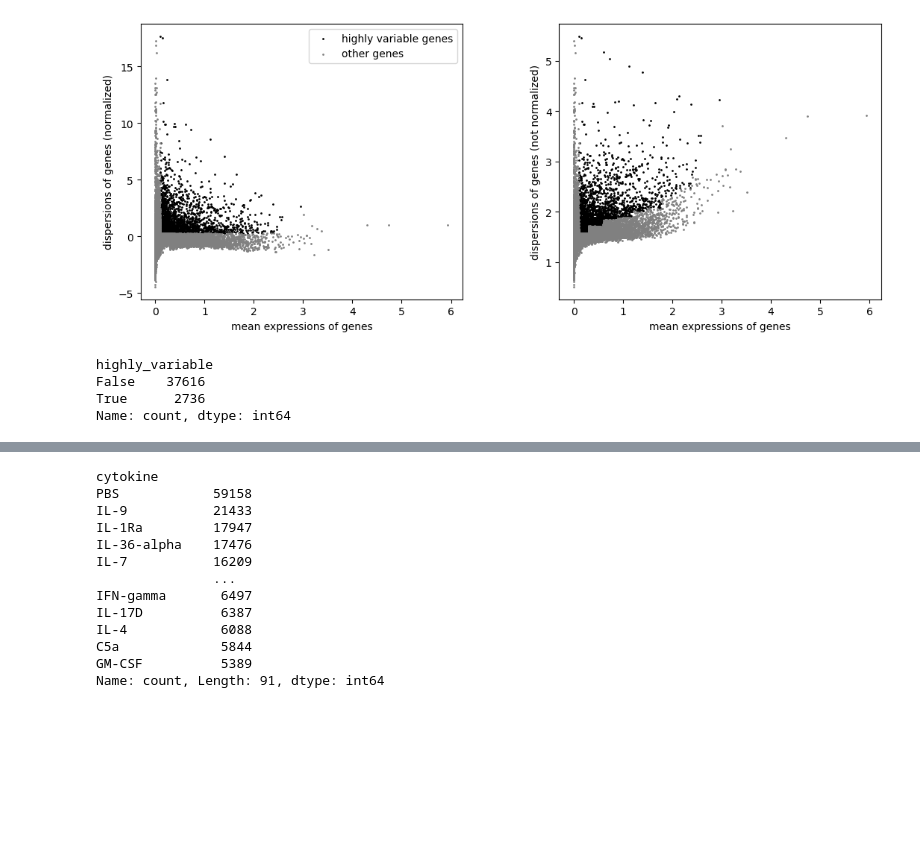
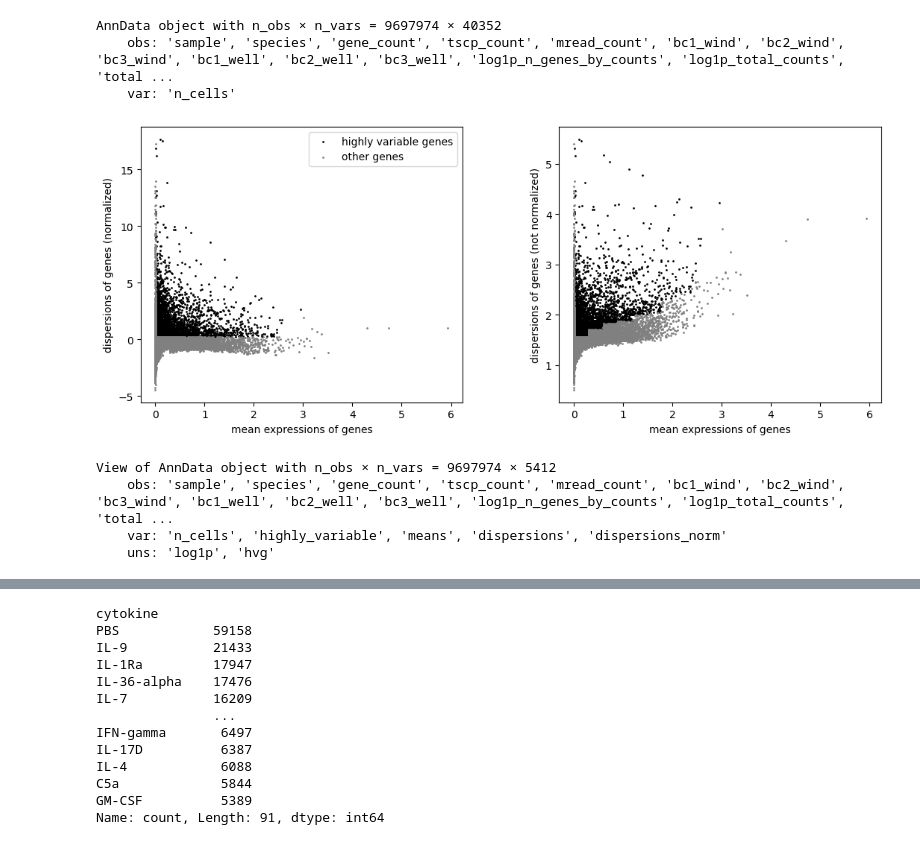
Before and after one commit to QiangweiPeng/UPT, a Jupyter notebook: WFRFM/data/PBMC.ipynb, the cells around one changed output, grey strips where cells are left out. Saved outputs shown, nothing was run; the diff lists cells and outputs as text; code cells hidden in the pictures; blank space fills up the shorter version.

```diff
--- a/WFRFM/data/PBMC.ipynb
+++ b/WFRFM/data/PBMC.ipynb
@@ -98,2 +12,10 @@ with h5py.File("raw/Parse_10M_PBMC_cytokines.h5ad", "r") as f:
+# %%
+adata = sc.read_h5ad("raw/Parse_10M_PBMC_cytokines.h5ad")
+# %%
+adata
+# %% [output]
+AnnData object with n_obs × n_vars = 9697974 × 40352
+    obs: 'sample', 'species', 'gene_count', 'tscp_count', 'mread_count', 'bc1_wind', 'bc2_wind', 'bc3_wind', 'bc1_well', 'bc2_well', 'bc3_well', 'log1p_n_genes_by_counts', 'log1p_total_counts', 'total ...
+    var: 'n_cells'
 # %%
-#adata.layers["counts"] = adata.X.copy()  # Making sure we keep access to the raw counts
+adata.layers["counts"] = adata.X.copy()  # Making sure we keep access to the raw counts
@@ -106,8 +23,8 @@ with h5py.File("raw/Parse_10M_PBMC_cytokines.h5ad", "r") as f:
 sc.pp.normalize_total(adata, target_sum=1e4)
 sc.pp.log1p(adata)
 # %%
-sc.pp.highly_variable_genes(adata, min_mean=0.1, max_mean=3, min_disp=0.3)
+sc.pp.highly_variable_genes(adata, min_mean=0.0125, max_mean=3, min_disp=0.25)
 sc.pl.highly_variable_genes(adata)
 # %% [output]
-[figure, old version]
+[figure, new version]
 # %%
@@ -115,7 +32,2 @@ sc.pl.highly_variable_genes(adata)
 # %%
-adata.var['highly_variable'].value_counts()
+#adata.var['highly_variable'].value_counts()
-# %% [output]
-highly_variable
-False    37616
-True      2736
-Name: count, dtype: int64
@@ -123,0 +34,7 @@ del adata.layers['counts']
+# %%
+adata
+# %% [output]
+View of AnnData object with n_obs × n_vars = 9697974 × 5412
+    obs: 'sample', 'species', 'gene_count', 'tscp_count', 'mread_count', 'bc1_wind', 'bc2_wind', 'bc3_wind', 'bc1_well', 'bc2_well', 'bc3_well', 'log1p_n_genes_by_counts', 'log1p_total_counts', 'total ...
+    var: 'n_cells', 'highly_variable', 'means', 'dispersions', 'dispersions_norm'
+    uns: 'log1p', 'hvg'
```
Also changed, not shown: parts of 20 cells of this notebook, 6 other files.
